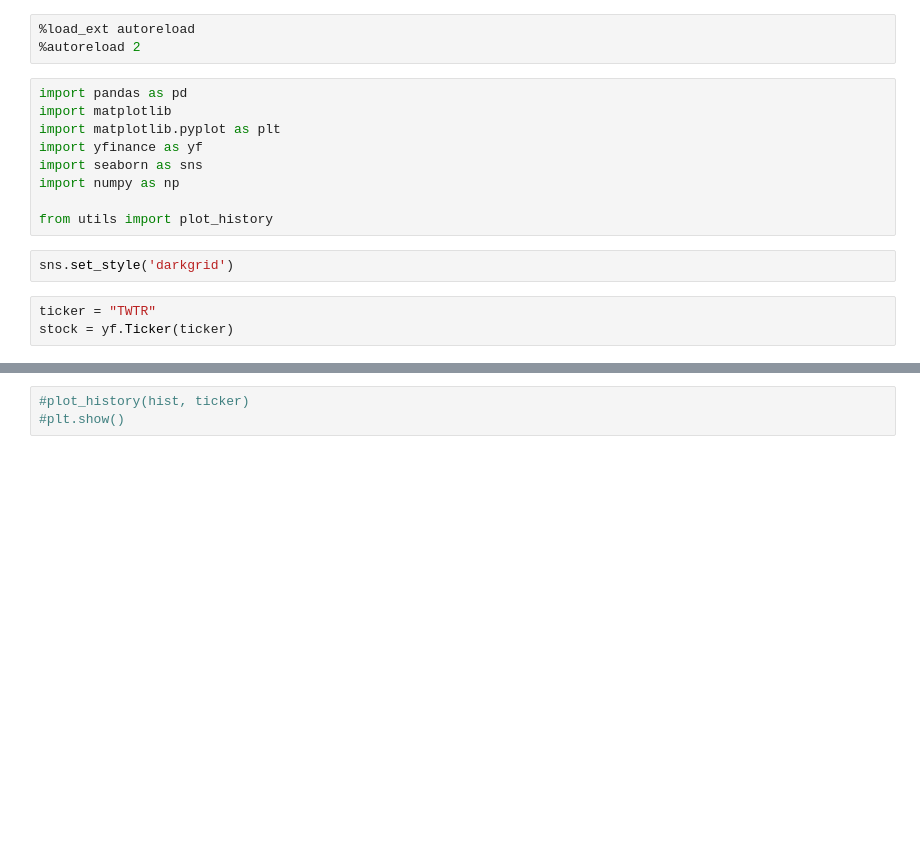
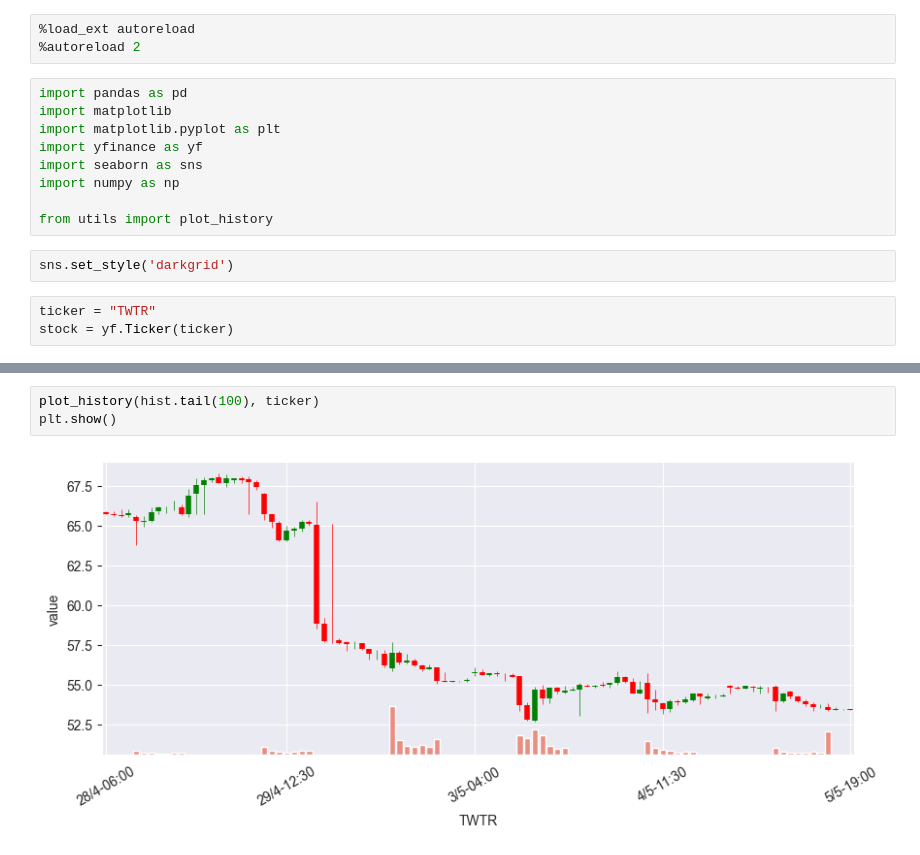
Before and after one commit to yoavnavon/stocks-bot, a Jupyter notebook: samples.ipynb, the cells around one changed output, grey strips where cells are left out. Drawn from its saved outputs; the diff is of its cells as text; blank space fills up the shorter version.

```diff
--- a/samples.ipynb
+++ b/samples.ipynb
@@ -40,4 +51,6 @@ hist.tail(10)
 # %%
-#plot_history(hist, ticker)
-#plt.show()
+plot_history(hist.tail(100), ticker)
+plt.show()
+# %% [output]
+[figure, added]
 # %%
```
Also changed, not shown: parts of 4 cells of this notebook, 3 other files.
